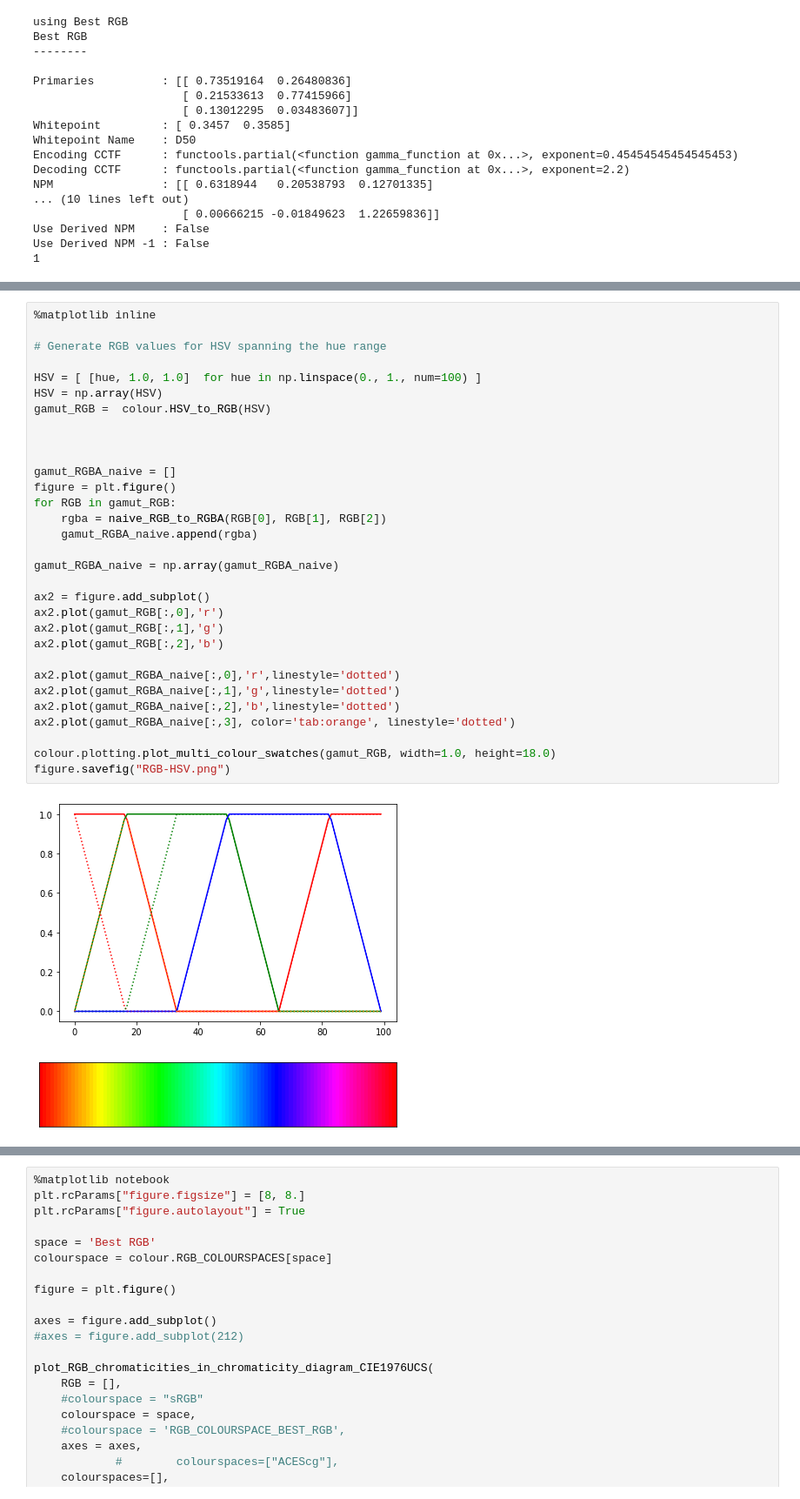
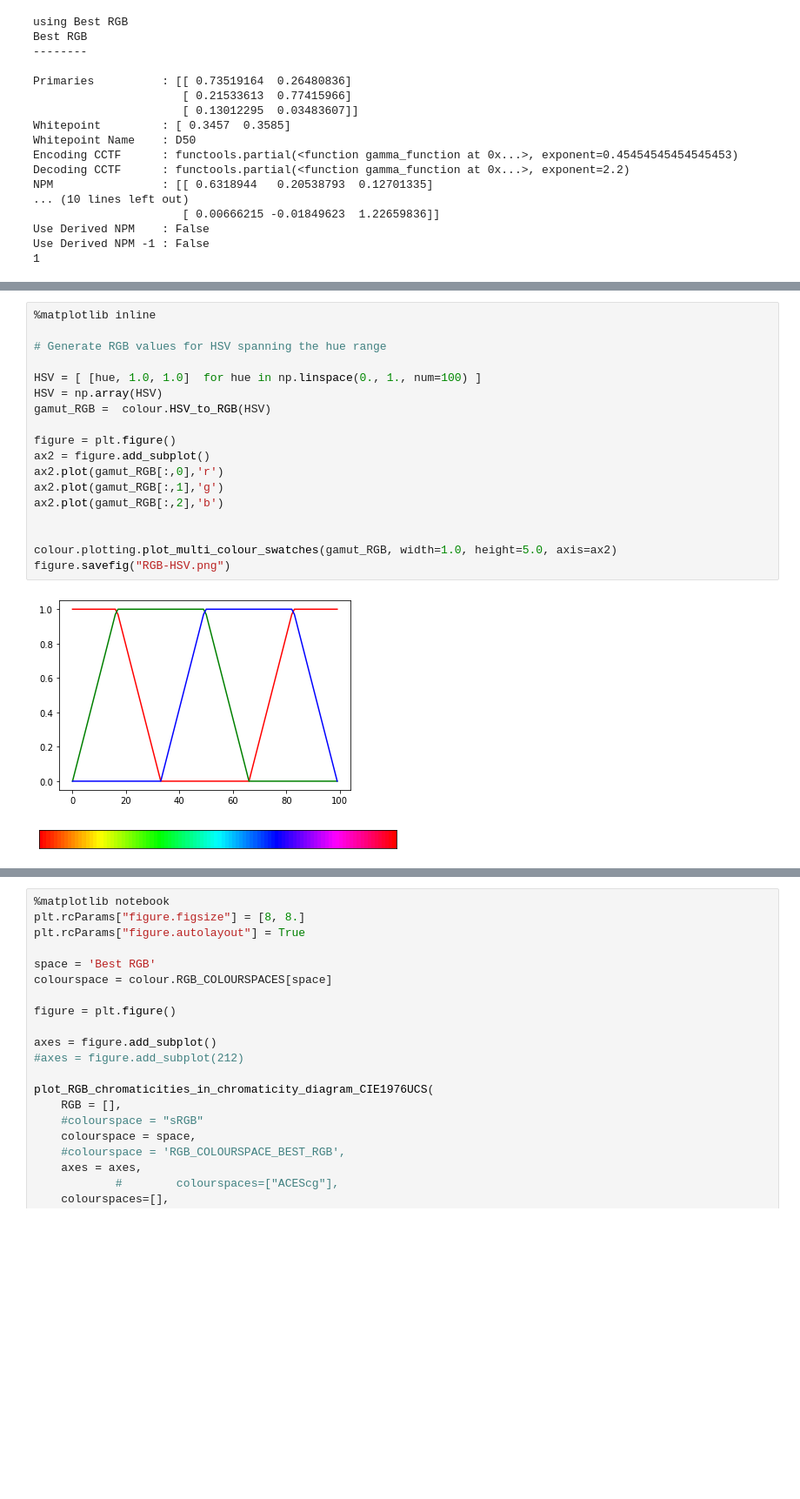
Before and after one commit to headrotor/colorxform, a Jupyter notebook: linearized_RGBA_to_hue.ipynb, the cells around one changed output, grey strips where cells are left out. Shown at 87% size. Drawn from its saved outputs; the diff is of its cells as text; blank space fills up the shorter version.

```diff
--- a/linearized_RGBA_to_hue.ipynb
+++ b/linearized_RGBA_to_hue.ipynb
@@ -72,37 +57,24 @@ def naive_RGBA_to_RGB(R, G, B, A):
-# %%
-%matplotlib inline
-
-# Generate RGB values for HSV spanning the hue range
-
-HSV = [ [hue, 1.0, 1.0]  for hue in np.linspace(0., 1., num=100) ]
-HSV = np.array(HSV)
-gamut_RGB =  colour.HSV_to_RGB(HSV)
-
-
-
-gamut_RGBA_naive = []
-figure = plt.figure()
-for RGB in gamut_RGB:
-    rgba = naive_RGB_to_RGBA(RGB[0], RGB[1], RGB[2])
-    gamut_RGBA_naive.append(rgba)
-
-gamut_RGBA_naive = np.array(gamut_RGBA_naive)
-
-ax2 = figure.add_subplot()
-ax2.plot(gamut_RGB[:,0],'r')
-ax2.plot(gamut_RGB[:,1],'g')
-ax2.plot(gamut_RGB[:,2],'b')
-
-ax2.plot(gamut_RGBA_naive[:,0],'r',linestyle='dotted')
-ax2.plot(gamut_RGBA_naive[:,1],'g',linestyle='dotted')
-ax2.plot(gamut_RGBA_naive[:,2],'b',linestyle='dotted')
-ax2.plot(gamut_RGBA_naive[:,3], color='tab:orange', linestyle='dotted')
-
-colour.plotting.plot_multi_colour_swatches(gamut_RGB, width=1.0, height=18.0)
-figure.savefig("RGB-HSV.png")
-# %% [output]
-[figure, removed]
-[figure, removed]
+# %%
+%matplotlib inline
+
+# Generate RGB values for HSV spanning the hue range
+
+HSV = [ [hue, 1.0, 1.0]  for hue in np.linspace(0., 1., num=100) ]
+HSV = np.array(HSV)
+gamut_RGB =  colour.HSV_to_RGB(HSV)
+
+figure = plt.figure()
+ax2 = figure.add_subplot()
+ax2.plot(gamut_RGB[:,0],'r')
+ax2.plot(gamut_RGB[:,1],'g')
+ax2.plot(gamut_RGB[:,2],'b')
+
+
+colour.plotting.plot_multi_colour_swatches(gamut_RGB, width=1.0, height=5.0, axis=ax2)
+figure.savefig("RGB-HSV.png")
+# %% [output]
+[figure, added]
+[figure, added]
 # %%
 %matplotlib inline
 plt.rcParams["figure.figsize"] = [10, 6.]
```
Also changed, not shown: parts of 10 cells of this notebook, 8 other files.
